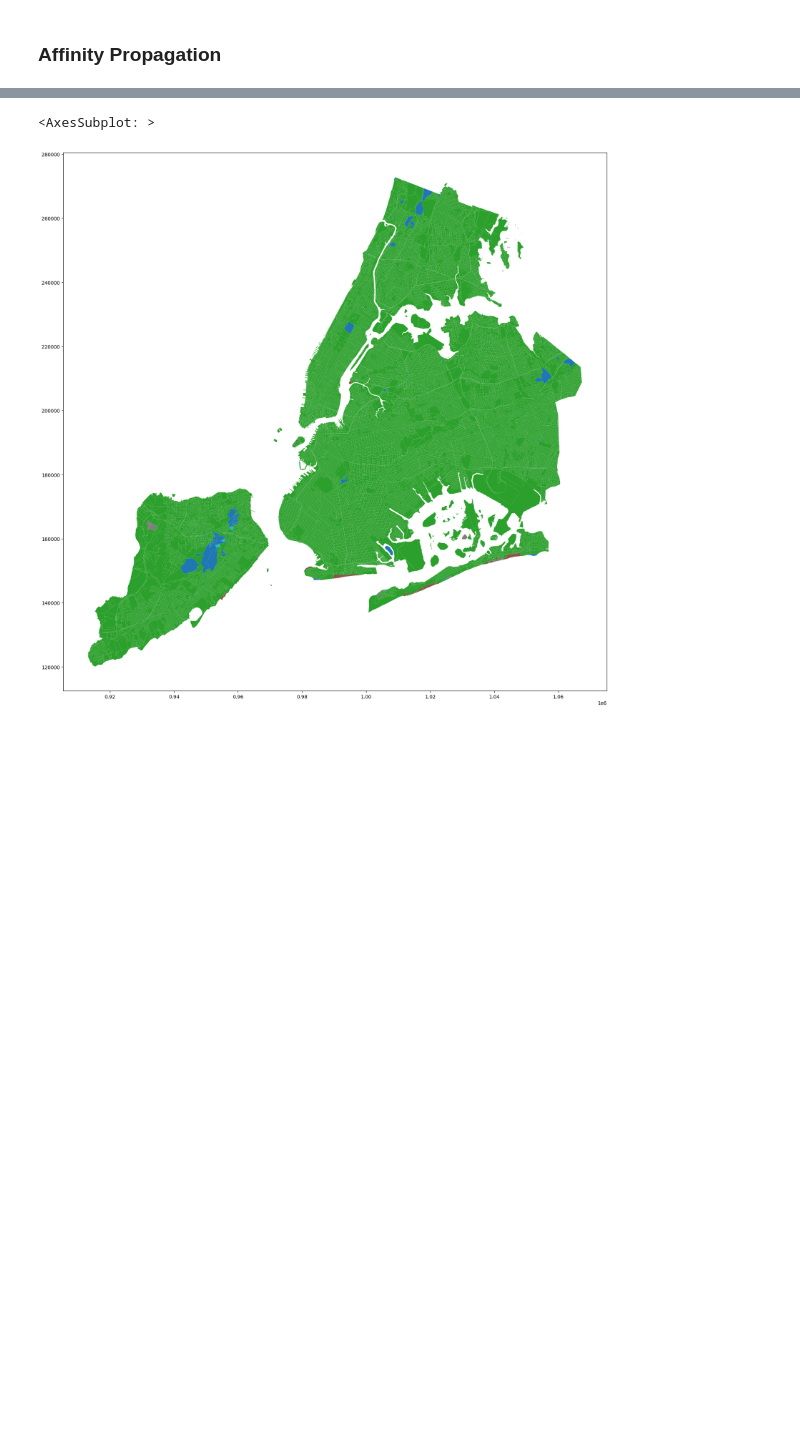
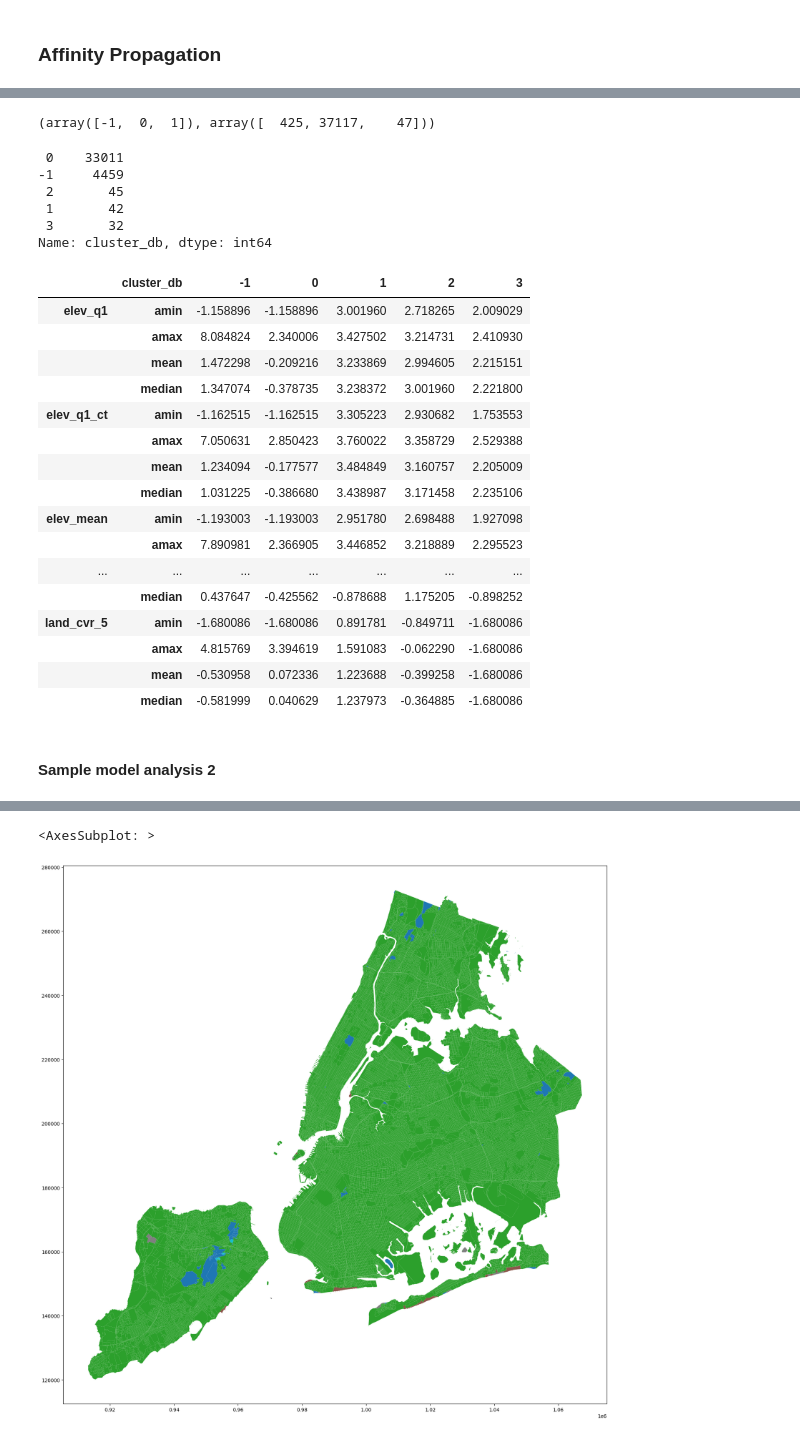
Before and after one commit to courtney-smith-97/flood-risk, a Jupyter notebook: modeling/all_models.ipynb, the cells around one changed output, grey strips where cells are left out. Drawn from its saved outputs; the diff is of its cells as text; code cells hidden in the pictures; blank space fills up the shorter version.

```diff
--- a/modeling/all_models.ipynb
+++ b/modeling/all_models.ipynb
@@ -455,0 +456,3 @@ Damping factor:0.8
+# %%
+db = DBSCAN(eps = 0.6, min_samples = 35).fit(feat_data[feat_subset_agg])
+np.unique(db.labels_, return_counts=True)
@@ -455,0 +467,2 @@ Damping factor:0.8
+# %%
+feat_data['cluster_db'] = db.labels_
@@ -456,4 +498,39 @@ Damping factor:0.8
 # %%
-db = DBSCAN(eps = 1.25, min_samples = 9).fit(feat_data[feat_subset])
+db = DBSCAN(eps = 1, min_samples = 11).fit(feat_data[feat_subset])
+# %%
+np.unique(db.labels_, return_counts = True)
+# %% [output]
+(array([-1,  0,  1]), array([  425, 37117,    47]))
 # %%
-feat_data['cluster_db4'] = db.labels_
+feat_data['cluster_db'] = db.labels_
+# %%
+feat_data.cluster_db.value_counts()
+# %% [output]
+ 0    33011
+-1     4459
+ 2       45
+ 1       42
+ 3       32
+Name: cluster_db, dtype: int64
+# %%
+feat_data.groupby('cluster_db')[feat_subset].agg([np.min, np.max, np.mean, np.median]).transpose()
+# %% [output]
+|  | cluster_db | -1 | 0 | 1 | 2 | 3 |
+| elev_q1 | amin | -1.158896 | -1.158896 | 3.001960 | 2.718265 | 2.009029 |
+|  | amax | 8.084824 | 2.340006 | 3.427502 | 3.214731 | 2.410930 |
+|  | mean | 1.472298 | -0.209216 | 3.233869 | 2.994605 | 2.215151 |
+|  | median | 1.347074 | -0.378735 | 3.238372 | 3.001960 | 2.221800 |
+| elev_q1_ct | amin | -1.162515 | -1.162515 | 3.305223 | 2.930682 | 1.753553 |
+|  | amax | 7.050631 | 2.850423 | 3.760022 | 3.358729 | 2.529388 |
+|  | mean | 1.234094 | -0.177577 | 3.484849 | 3.160757 | 2.205009 |
+|  | median | 1.031225 | -0.386680 | 3.438987 | 3.171458 | 2.235106 |
+| elev_mean | amin | -1.193003 | -1.193003 | 2.951780 | 2.698488 | 1.927098 |
+|  | amax | 7.890981 | 2.366905 | 3.446852 | 3.218889 | 2.295523 |
+| ... | ... | ... | ... | ... | ... | ... |
+|  | median | 0.437647 | -0.425562 | -0.878688 | 1.175205 | -0.898252 |
+| land_cvr_5 | amin | -1.680086 | -1.680086 | 0.891781 | -0.849711 | -1.680086 |
+|  | amax | 4.815769 | 3.394619 | 1.591083 | -0.062290 | -1.680086 |
+|  | mean | -0.530958 | 0.072336 | 1.223688 | -0.399258 | -1.680086 |
+|  | median | -0.581999 | 0.040629 | 1.237973 | -0.364885 | -1.680086 |
+# %% [markdown]
+#### Sample model analysis 2
```
Also changed, not shown: parts of 38 cells of this notebook, 2 other files.
